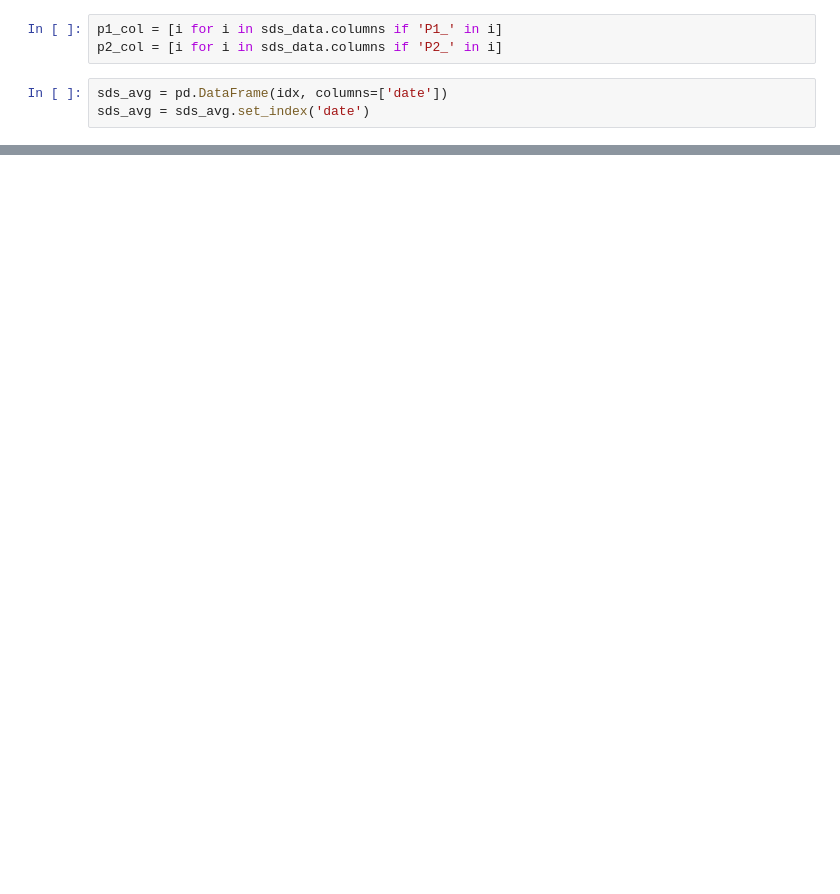
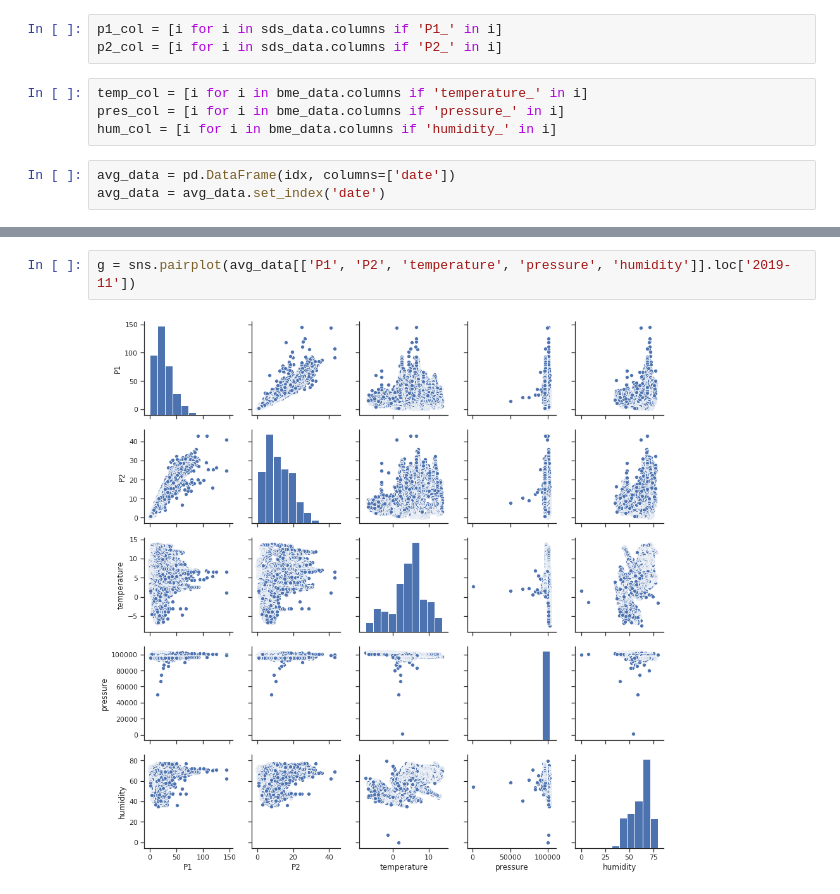
Before and after one commit to aerubanov/Proj_Air_Quality, a Jupyter notebook: notebooks/data_avereging.ipynb, the cells around one changed output, grey strips where cells are left out. Saved outputs shown, nothing was run; the diff lists cells and outputs as text; blank space fills up the shorter version.

Commit message:
add pairplot

```diff
--- a/notebooks/data_avereging.ipynb
+++ b/notebooks/data_avereging.ipynb
@@ -67,7 +95,11 @@ sds_data.head()
 # %%
 p1_col = [i for i in sds_data.columns if 'P1_' in i]
 p2_col = [i for i in sds_data.columns if 'P2_' in i]
+# %%
+temp_col = [i for i in bme_data.columns if 'temperature_' in i]
+pres_col = [i for i in bme_data.columns if 'pressure_' in i]
+hum_col = [i for i in bme_data.columns if 'humidity_' in i]
 # %%
-sds_avg = pd.DataFrame(idx, columns=['date'])
-sds_avg = sds_avg.set_index('date')
+avg_data = pd.DataFrame(idx, columns=['date'])
+avg_data = avg_data.set_index('date')
 # %%
@@ -90,0 +161,4 @@ Text(0.5, 1.0, 'P2')
+# %%
+g = sns.pairplot(avg_data[['P1', 'P2', 'temperature', 'pressure', 'humidity']].loc['2019-11'])
+# %% [output]
+[figure, added]
```
Also changed, not shown: parts of 10 cells of this notebook.
